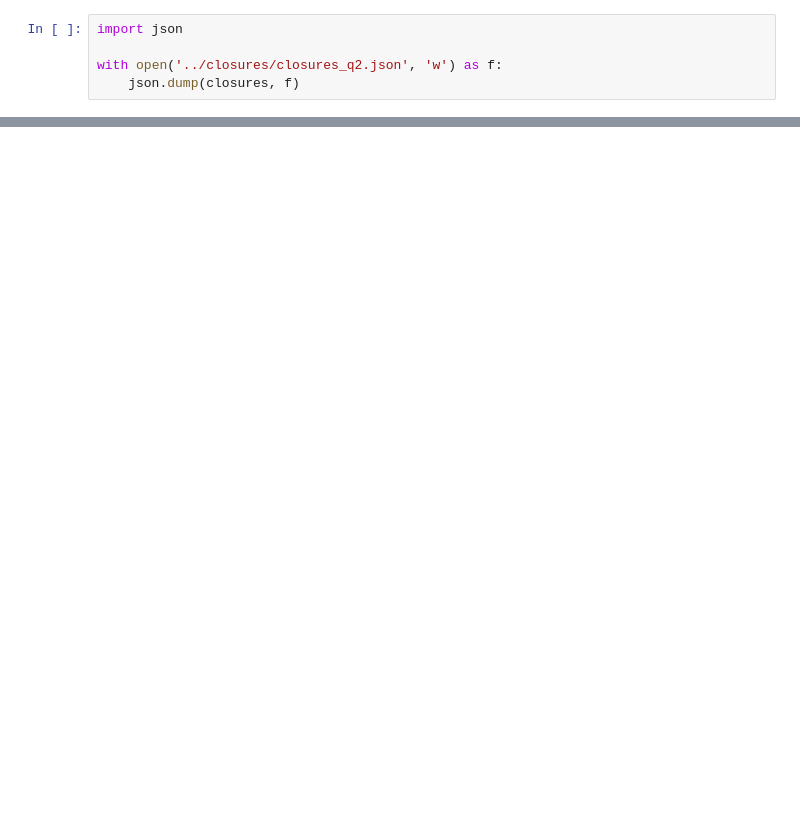
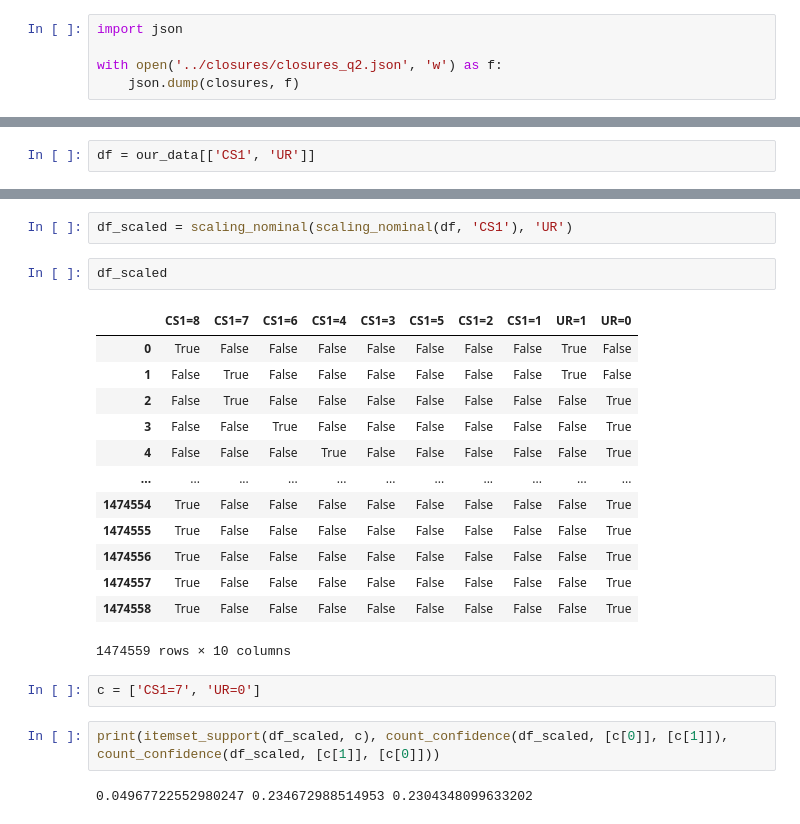
Before and after one commit to PiCindy/Data-mining, a Jupyter notebook: code/project.ipynb, the cells around one changed output, grey strips where cells are left out. Saved outputs shown, nothing was run; the diff lists cells and outputs as text; blank space fills up the shorter version.

```diff
--- a/code/project.ipynb
+++ b/code/project.ipynb
@@ -565,0 +1170,2 @@ with open('../closures/closures_q2.json', 'w') as f:
+# %%
+df = our_data[['CS1', 'UR']]
@@ -565,0 +1187,24 @@ with open('../closures/closures_q2.json', 'w') as f:
+# %%
+df_scaled = scaling_nominal(scaling_nominal(df, 'CS1'), 'UR')
+# %%
+df_scaled
+# %% [output]
+|  | CS1=8 | CS1=7 | CS1=6 | CS1=4 | CS1=3 | CS1=5 | CS1=2 | CS1=1 | UR=1 | UR=0 |
+| 0 | True | False | False | False | False | False | False | False | True | False |
+| 1 | False | True | False | False | False | False | False | False | True | False |
+| 2 | False | True | False | False | False | False | False | False | False | True |
+| 3 | False | False | True | False | False | False | False | False | False | True |
+| 4 | False | False | False | True | False | False | False | False | False | True |
+| ... | ... | ... | ... | ... | ... | ... | ... | ... | ... | ... |
+| 1474554 | True | False | False | False | False | False | False | False | False | True |
+| 1474555 | True | False | False | False | False | False | False | False | False | True |
+| 1474556 | True | False | False | False | False | False | False | False | False | True |
+| 1474557 | True | False | False | False | False | False | False | False | False | True |
+| 1474558 | True | False | False | False | False | False | False | False | False | True |
+1474559 rows × 10 columns
+# %%
+c = ['CS1=7', 'UR=0']
+# %%
+print(itemset_support(df_scaled, c), count_confidence(df_scaled, [c[0]], [c[1]]), count_confidence(df_scaled, [c[1]], [c[0]]))
+# %% [output]
+0.04967722552980247 0.234672988514953 0.2304348099633202
```
Also changed, not shown: parts of 126 cells of this notebook.
